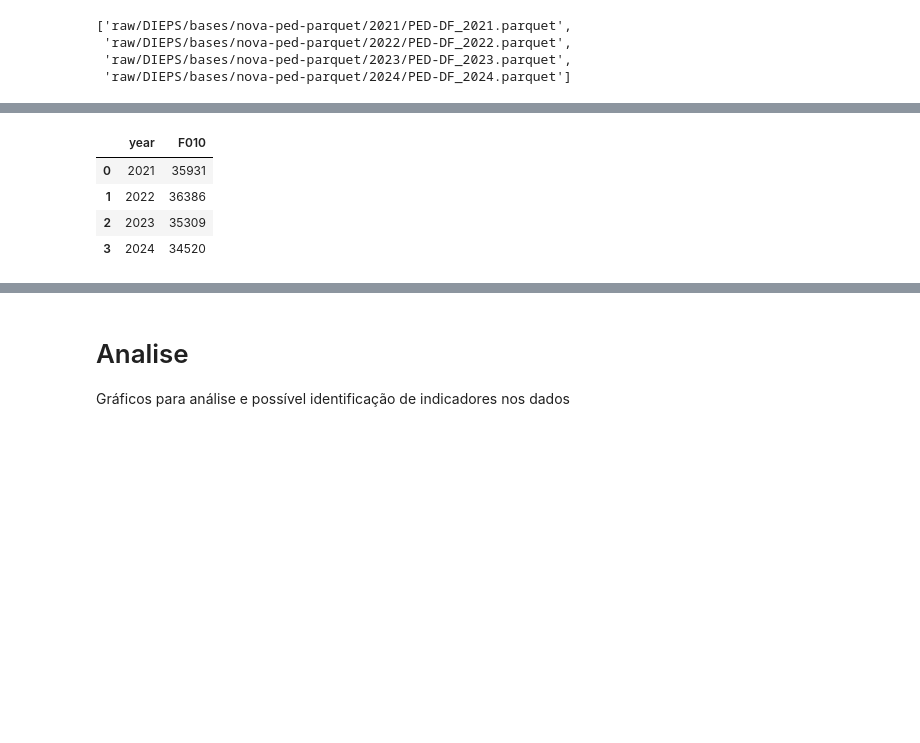
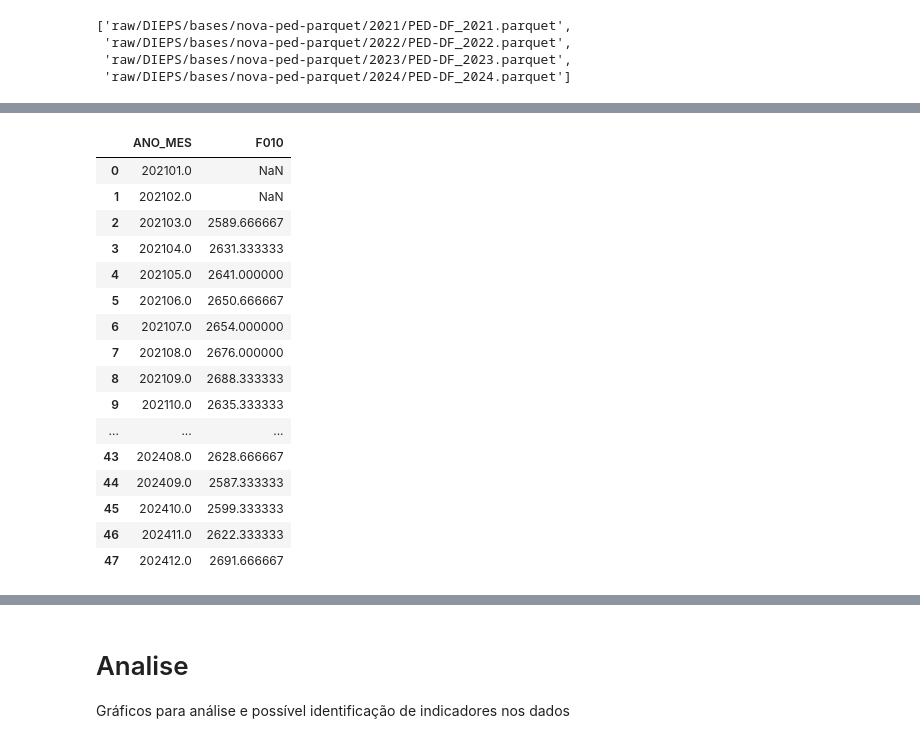
Before and after one commit to mlemosf/jupyter-example, a Jupyter notebook: ped/taxa-desemprego-port-tipo-ped.ipynb, the cells around one changed output, grey strips where cells are left out. Cells and saved outputs as stored; diff of their text form; code cells hidden in the pictures; blank space fills up the shorter version.

```diff
--- a/ped/taxa-desemprego-port-tipo-ped.ipynb
+++ b/ped/taxa-desemprego-port-tipo-ped.ipynb
@@ -13,8 +13,8 @@ import pyarrow as pa
 import s3fs
 import pandas as pd
 # %%
-ACCESS_KEY = 'NGMdNXl06SbqaEB7FnlI'
-SECRET_KEY = 'WLjEZszmcLVvdbeoat7kBz2Pagc77xlKMVQNL04y'
+ACCESS_KEY = ''
+SECRET_KEY = ''
 MINIO_HOST = 'http://minio:9000'
 # %%
 minio = s3fs.S3FileSystem(key=ACCESS_KEY, # change default key
@@ -102,0 +105,3 @@ df.rename(columns={'SIT': 'sit'}, inplace=True)
+# %%
+df_sampled = df.sample(weights='fator2', frac=0.9)
+df_sampled
@@ -103,4 +126,4 @@ df.rename(columns={'SIT': 'sit'}, inplace=True)
 # %%
-df2 = df.copy()
-df2.count()
+df2 = df_sampled[['ANO_MES', 'fator2', 'sit', 'C030', 'F010', 'F030', 'F070']].copy()
+df2
 # %% [output]
@@ -131,22 +162,48 @@ desempregado
 # %%
-# População economicamente ativa (PEA)
+# População economicamente ativa (PEA): Situaçoes 4,5,6
+#pea = pd.DataFrame(df2[
+#    (
+#        (df2['sit'] != 'Inativo com Trabalho Excepcional') &
+#        (df2['sit'] != 'Inativo Puro') &
+#        (df2['sit'] != 'Indefinido') &
+#        (df2['sit'] != 'Não se aplica (menor de 14 anos)')
+#    ) &
+#    (
+#        (df2['F010'] == 'Sim') | # Procurou trabalho nos últimos 30 dias?
+#        (df2['F030'] == 'Sim') | # Procurou trabalho nos últimos 12 meses?
+#        (df2['F070'] != 'Não se aplica') # Fez trabalho nos últimos 7 dias?
+#    )
+#].groupby(['ANO_MES'])['F010'].count())
+
 pea = pd.DataFrame(df2[
     (
         (df2['sit'] != 'Inativo com Trabalho Excepcional') &
         (df2['sit'] != 'Inativo Puro') &
-        (df2['sit'] != 'Indefinido')
-    ) &
-    (
-        (df2['F010'] == 'Sim') | # Procurou trabalho nos últimos 30 dias?
-        (df2['F030'] == 'Sim') | # Procurou trabalho nos últimos 12 meses?
-        (df2['F070'] != 'Não se aplica') # Fez trabalho nos últimos 7 dias?
+        (df2['sit'] != 'Indefinido') &
+        (df2['sit'] != 'Não se aplica (menor de 14 anos)')
     )
-].groupby(['year'])['F010'].count())
+].groupby(['ANO_MES'])['F010'].count())
+
 pea.reset_index(inplace=True)
 pea
+
+pea_mean = pea.rolling(window=3, on='ANO_MES').mean()
+pea_mean
 # %% [output]
-|  | year | F010 |
-| 0 | 2021 | 35931 |
-| 1 | 2022 | 36386 |
-| 2 | 2023 | 35309 |
-| 3 | 2024 | 34520 |
+|  | ANO_MES | F010 |
+| 0 | 202101.0 | NaN |
+| 1 | 202102.0 | NaN |
+| 2 | 202103.0 | 2589.666667 |
+| 3 | 202104.0 | 2631.333333 |
+| 4 | 202105.0 | 2641.000000 |
+| 5 | 202106.0 | 2650.666667 |
+| 6 | 202107.0 | 2654.000000 |
+| 7 | 202108.0 | 2676.000000 |
+| 8 | 202109.0 | 2688.333333 |
+| 9 | 202110.0 | 2635.333333 |
+| ... | ... | ... |
+| 43 | 202408.0 | 2628.666667 |
+| 44 | 202409.0 | 2587.333333 |
+| 45 | 202410.0 | 2599.333333 |
+| 46 | 202411.0 | 2622.333333 |
+| 47 | 202412.0 | 2691.666667 |
```
Also changed, not shown: parts of 14 cells of this notebook.
